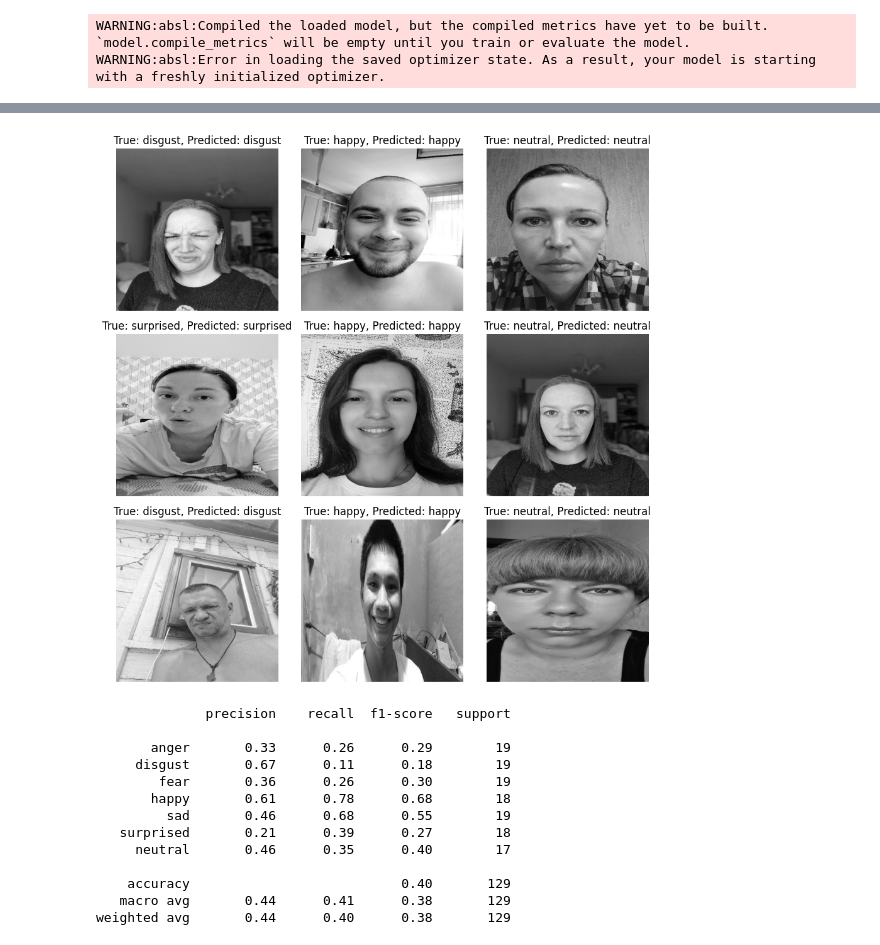
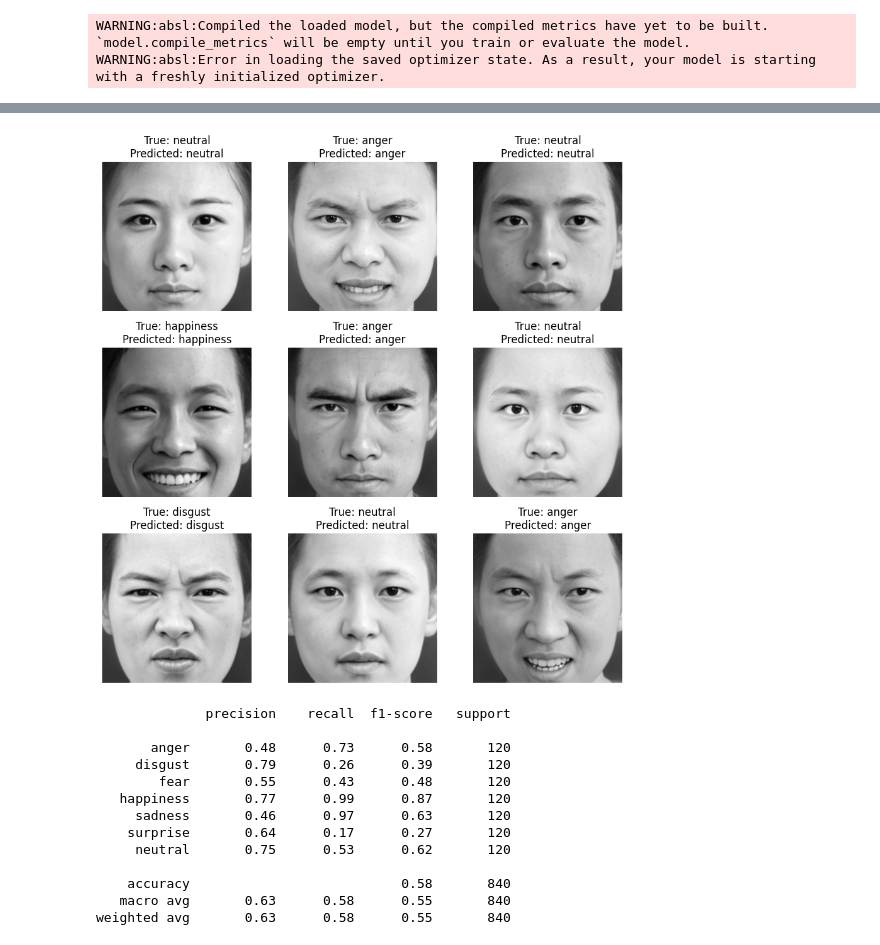
Before and after one commit to ashhssn/RT-Face-Emotion-Detection, a Jupyter notebook: notebooks/evaluate_reg_xception.ipynb, the cells around one changed output, grey strips where cells are left out. Cells and saved outputs as stored; diff of their text form; code cells hidden in the pictures.

```diff
--- a/notebooks/evaluate_reg_xception.ipynb
+++ b/notebooks/evaluate_reg_xception.ipynb
@@ -36,9 +36,9 @@ emotion_model = load_model(
 WARNING:absl:Compiled the loaded model, but the compiled metrics have yet to be built. `model.compile_metrics` will be empty until you train or evaluate the model.
 WARNING:absl:Error in loading the saved optimizer state. As a result, your model is starting with a freshly initialized optimizer.
 # %%
-dataset_path = '../datasets/images/'
+dataset_path = '../datasets/Emotional_faces/'
 
-emotions = ['anger', 'disgust', 'fear', 'happy', 'sad', 'surprised', 'neutral']
+emotions = ['anger', 'disgust', 'fear', 'happiness', 'sadness', 'surprise', 'neutral']
 # %%
 # Initialize lists to store true labels and predictions
 true_labels = []
@@ -133,28 +154,49 @@ plt.show()
 # %%
+import random
+
 import matplotlib.pyplot as plt
 
 # Find indices where the predictions were incorrect
-incorrect_indices = [i for i in range(len(true_labels)) if true_labels[i] == predictions[i]]
+correct_indices = [i for i in range(len(true_labels)) if true_labels[i] == predictions[i]]
 
-# Plot up to 10 incorrect predictions
-num_images = min(9, len(incorrect_indices))
+# Randomly sample up to 9 correct predictions
+sample_size = min(9, len(correct_indices))
+sampled_indices = random.sample(correct_indices, sample_size)
 
 plt.figure(figsize=(9, 9))
-for i in range(num_images):
-    index = incorrect_indices[i]
-    img_path = os.path.join(dataset_path, str(index % 10), f'{true_labels[index].capitalize()}.jpg') # Construct the image path
-    img = image.load_img(img_path, target_size=(480, 480), color_mode='grayscale')
-    img_array = image.img_to_array(img)
+folders = [f for f in os.listdir(dataset_path) if os.path.isdir(os.path.join(dataset_path, f))]
 
-    plt.subplot(3, 3, i + 1)
-    plt.imshow(img_array.reshape(480, 480), cmap='gray')
-    plt.title(f"True: {true_labels[index]}, Predicted: {predictions[index]}")
-    plt.axis('off')
+for i, index in enumerate(sampled_indices):
+    img_found = False
+    # Randomly shuffle folders to ensure we sample from different folders
+    random.shuffle(folders)
+
+    for folder in folders:
+        folder_path = os.path.join(dataset_path, folder)
+        img_path = os.path.join(folder_path, f'{true_labels[index].capitalize()}.jpg')
+        if os.path.exists(img_path):
+            try:
+                img = cv2.imread(img_path, cv2.IMREAD_GRAYSCALE)
+                faces = face_cascade.detectMultiScale(img, scaleFactor=1.1, minNeighbors=6)
+                if len(faces) > 0:
+                    x, y, w, h = faces[0]
+                    face = img[y:y+h, x:x+w]
+                    face = cv2.resize(face, (480, 480))
+                    img_found = True
+                    break
+            except:
+                continue
+
+    if img_found:
+        plt.subplot(3, 3, i + 1)
+        plt.imshow(face, cmap='gray')
+        plt.title(f"True: {true_labels[index]}\nPredicted: {predictions[index]}")
+        plt.axis('off')
 
 plt.tight_layout()
 plt.show()
 # %% [output]
-[figure, old version]
+[figure, new version]
 # %%
 from sklearn.metrics import classification_report
 
@@ -162,14 +204,14 @@ print(classification_report(true_labels, predictions, target_names=emotions))
 # %% [output]
               precision    recall  f1-score   support
 
-       anger       0.33      0.26      0.29        19
-     disgust       0.67      0.11      0.18        19
-        fear       0.36      0.26      0.30        19
-       happy       0.61      0.78      0.68        18
-         sad       0.46      0.68      0.55        19
-   surprised       0.21      0.39      0.27        18
-     neutral       0.46      0.35      0.40        17
+       anger       0.48      0.73      0.58       120
+     disgust       0.79      0.26      0.39       120
+        fear       0.55      0.43      0.48       120
+   happiness       0.77      0.99      0.87       120
+     sadness       0.46      0.97      0.63       120
+    surprise       0.64      0.17      0.27       120
+     neutral       0.75      0.53      0.62       120
 
-    accuracy                           0.40       129
-   macro avg       0.44      0.41      0.38       129
-weighted avg       0.44      0.40      0.38       129
+    accuracy                           0.58       840
+   macro avg       0.63      0.58      0.55       840
+weighted avg       0.63      0.58      0.55       840
```
Also changed, not shown: parts of 3 cells of this notebook, 1 other file.
